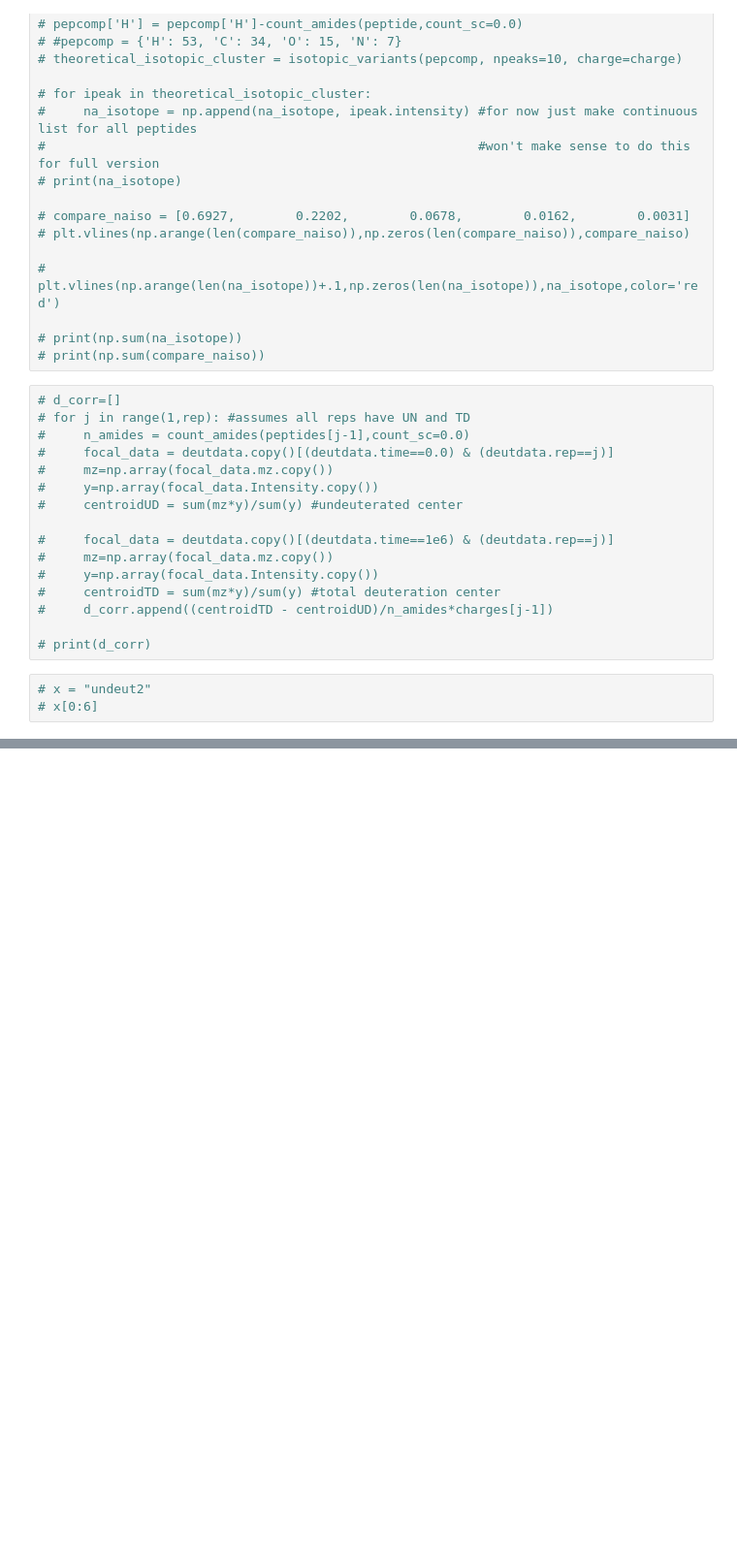
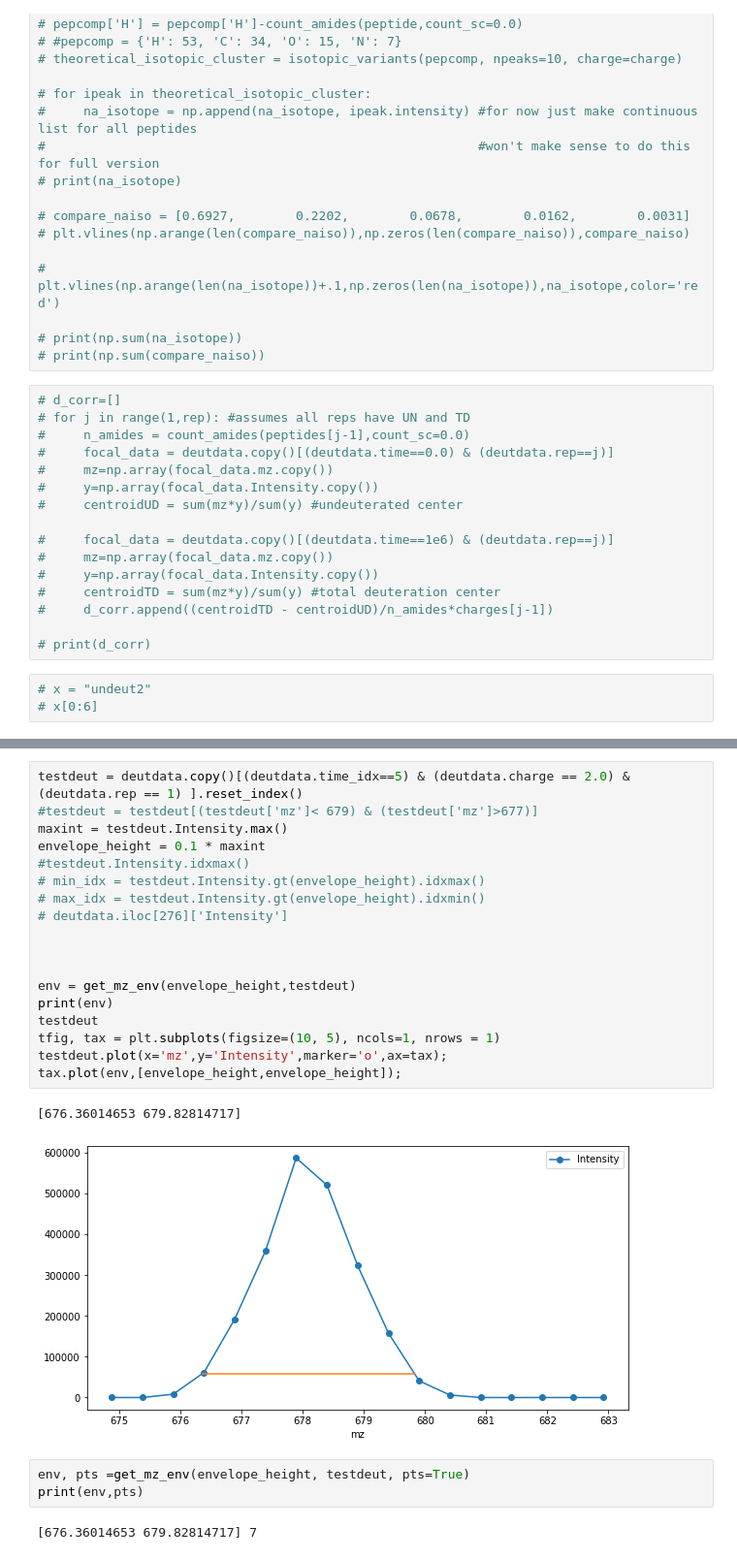
Before and after one commit to tuttlelm/pyHXExpress, a Jupyter notebook: hdx_ms_hxexpressformat_analysis_v3p1_allfracs.ipynb, the cells around one changed output, grey strips where cells are left out. Shown at 97% size. Drawn from its saved outputs; the diff is of its cells as text; blank space fills up the shorter version.

```diff
--- a/hdx_ms_hxexpressformat_analysis_v3p1_allfracs.ipynb
+++ b/hdx_ms_hxexpressformat_analysis_v3p1_allfracs.ipynb
@@ -905,0 +948,26 @@ saving figure as  hdx_ms_hxex3_HSPB1only0001-0011binom_isotope_p02_BootFits_NoNo
+# %%
+testdeut = deutdata.copy()[(deutdata.time_idx==5) & (deutdata.charge == 2.0) & (deutdata.rep == 1) ].reset_index()
+#testdeut = testdeut[(testdeut['mz']< 679) & (testdeut['mz']>677)]
+maxint = testdeut.Intensity.max()
+envelope_height = 0.1 * maxint
+#testdeut.Intensity.idxmax()
+# min_idx = testdeut.Intensity.gt(envelope_height).idxmax()
+# max_idx = testdeut.Intensity.gt(envelope_height).idxmin()
+# deutdata.iloc[276]['Intensity']
+
+
+
+env = get_mz_env(envelope_height,testdeut)
+print(env)
+testdeut
+tfig, tax = plt.subplots(figsize=(10, 5), ncols=1, nrows = 1)
+testdeut.plot(x='mz',y='Intensity',marker='o',ax=tax);
+tax.plot(env,[envelope_height,envelope_height]);
+# %% [output]
+[676.36014653 679.82814717]
+[figure, added]
+# %%
+env, pts =get_mz_env(envelope_height, testdeut, pts=True)
+print(env,pts)
+# %% [output]
+[676.36014653 679.82814717] 7
```
Also changed, not shown: parts of 3 cells of this notebook, 1 other file.
